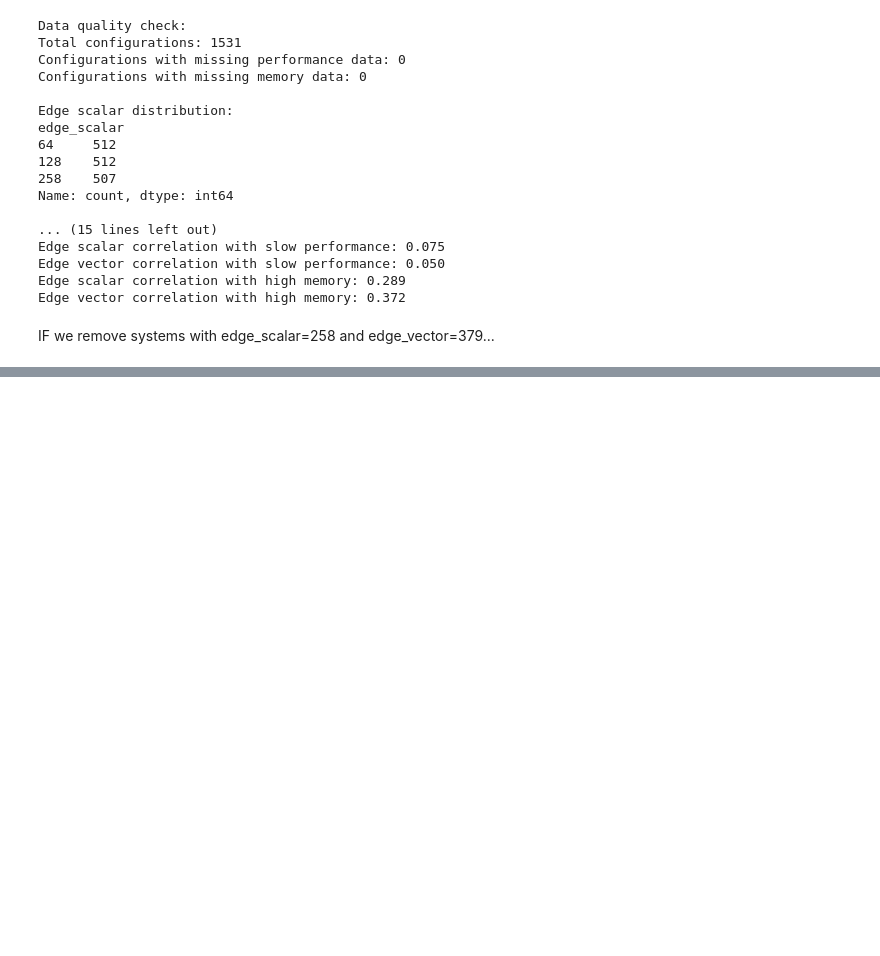
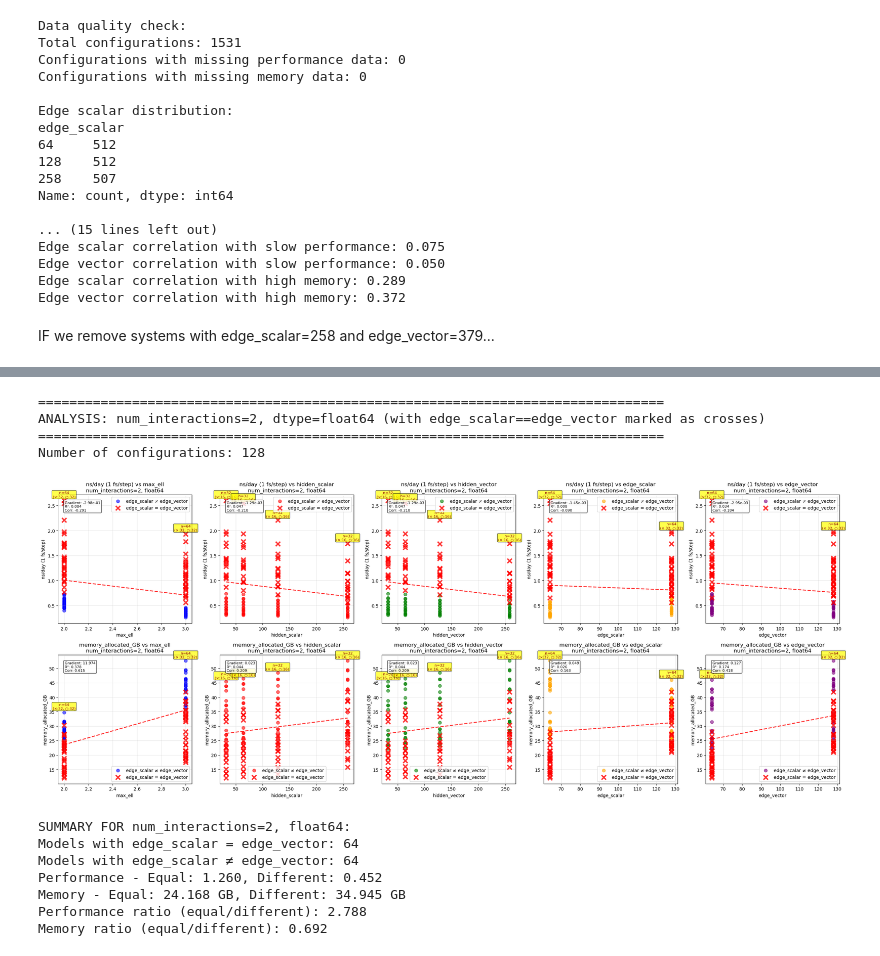
Before and after one commit to ThomasWarford/mace, a Jupyter notebook: benchmarks/analysis.ipynb, the cells around one changed output, grey strips where cells are left out. Saved outputs shown, nothing was run; the diff lists cells and outputs as text; code cells hidden in the pictures; blank space fills up the shorter version.

```diff
--- a/benchmarks/analysis.ipynb
+++ b/benchmarks/analysis.ipynb
@@ -454,0 +640,31 @@ Number of configurations: 192
+# %%
+# Analysis for num_interactions == 2, dtype == float64 WITH CROSSES
+print("="*80)
+print("ANALYSIS: num_interactions=2, dtype=float64 (with edge_scalar==edge_vector marked as crosses)")
+print("="*80)
+
+df_subset = df[(df['num_interactions'] == 2) & (df['dtype'] == 'float64')]
+df_subset = df[(df['num_interactions'] == 2) & (df['dtype'] == 'float64') & (df['edge_scalar'] < 256)& (df['edge_vector'] > 32)]
+
+print(f"Number of configurations: {len(df_subset)}")
+
+plot_hyperparameter_analysis_with_crosses(
+    df_subset,
+    "num_interactions=2, float64",
+    numerical_hyperparams,
+    key_performance_metric,
+    'memory_allocated_GB'
+)
+# %% [output]
+================================================================================
+ANALYSIS: num_interactions=2, dtype=float64 (with edge_scalar==edge_vector marked as crosses)
+================================================================================
+Number of configurations: 128
+[figure, added]
+SUMMARY FOR num_interactions=2, float64:
+Models with edge_scalar = edge_vector: 64
+Models with edge_scalar ≠ edge_vector: 64
+Performance - Equal: 1.260, Different: 0.452
+Memory - Equal: 24.168 GB, Different: 34.945 GB
+Performance ratio (equal/different): 2.788
+Memory ratio (equal/different): 0.692
```
Also changed, not shown: parts of 7 cells of this notebook.
